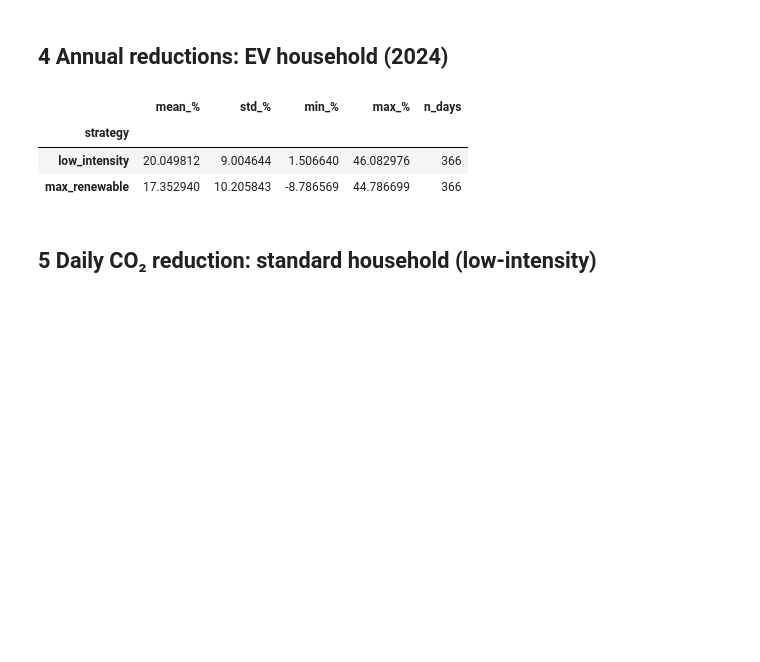
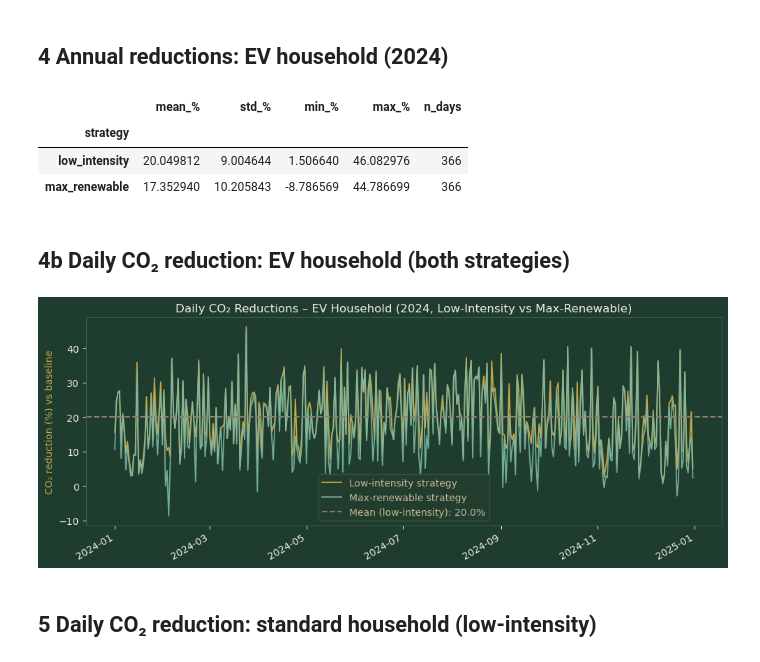
Before and after one commit to KrisN13/Forecasting-UK-Grid-Carbon-Intensity, a Jupyter notebook: notebooks/05_scenarios_and_impact.ipynb, the cells around one changed output. Cells and saved outputs as stored; diff of their text form; code cells hidden in the pictures; blank space fills up the shorter version.

```diff
--- a/notebooks/05_scenarios_and_impact.ipynb
+++ b/notebooks/05_scenarios_and_impact.ipynb
@@ -85,6 +103,28 @@ summarize_reductions(df_red_ev)
 | strategy |  |  |  |  |  |
 | low_intensity | 20.049812 | 9.004644 | 1.506640 | 46.082976 | 366 |
 | max_renewable | 17.352940 | 10.205843 | -8.786569 | 44.786699 | 366 |
+# %% [markdown]
+## 4b Daily CO₂ reduction: EV household (both strategies)
+# %%
+ev_low  = df_red_ev[df_red_ev['strategy'] == 'low_intensity'].copy()
+ev_ren  = df_red_ev[df_red_ev['strategy'] == 'max_renewable'].copy()
+ev_low['reduction_pct'] = ev_low['reduction'] * 100
+ev_ren['reduction_pct']  = ev_ren['reduction']  * 100
+mean_ev = ev_low['reduction_pct'].mean()
+
+fig, ax = plt.subplots(figsize=(10, 4))
+ax.plot(ev_low.index, ev_low['reduction_pct'], color='#c8a84b', linewidth=1.3, label='Low-intensity strategy')
+ax.plot(ev_ren.index, ev_ren['reduction_pct'],  color='#7eb8a4', linewidth=1.3, label='Max-renewable strategy', alpha=0.9)
+ax.axhline(mean_ev, color='#8a8070', linestyle='--', linewidth=1.5, label=f'Mean (low-intensity): {mean_ev:.1f}%')
+ax.set_title('Daily CO\u2082 Reductions \u2013 EV Household (2024, Low-Intensity vs Max-Renewable)')
+ax.set_ylabel('CO\u2082 reduction (%) vs baseline')
+ax.legend()
+fig.autofmt_xdate()
+plt.tight_layout()
+plt.savefig('../assets/daily_reduction_EV_2024.png', dpi=150, bbox_inches='tight', pad_inches=0.25)
+plt.show()
+# %% [output]
+[figure, added]
 # %% [markdown]
 ## 5 Daily CO₂ reduction: standard household (low-intensity)
 # %%
```
Also changed, not shown: parts of 5 cells of this notebook, 4 other files.
